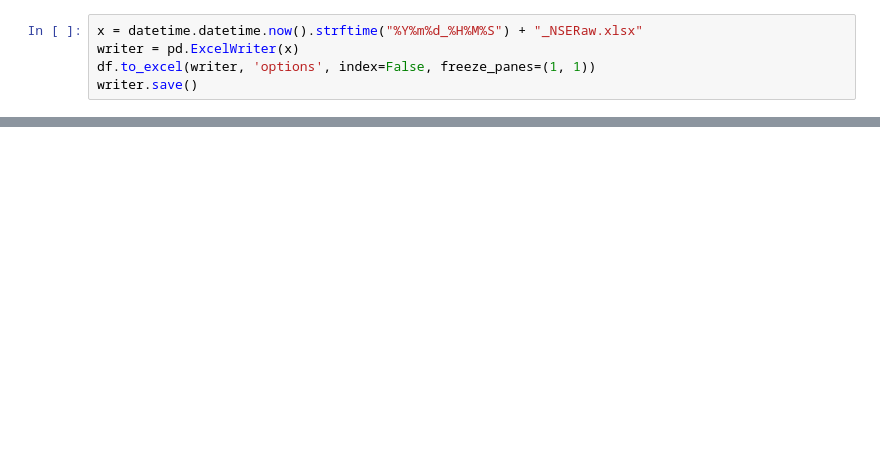
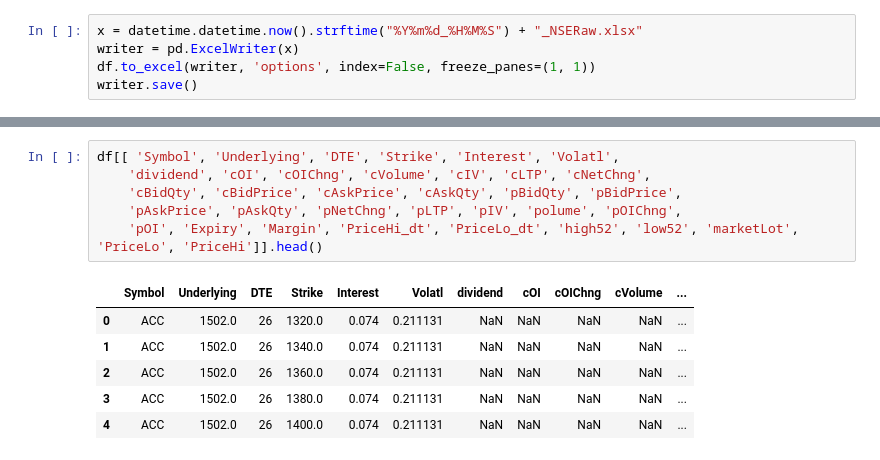
Before and after one commit to reservoirinvest/z_old_ibkr, a Jupyter notebook: nse_v2.ipynb, the cells around one changed output, grey strips where cells are left out. Cells and saved outputs as stored; diff of their text form; blank space fills up the shorter version.

```diff
--- a/nse_v2.ipynb
+++ b/nse_v2.ipynb
@@ -349,0 +319,13 @@ float
+# %%
+df[[ 'Symbol', 'Underlying', 'DTE', 'Strike', 'Interest', 'Volatl',
+    'dividend', 'cOI', 'cOIChng', 'cVolume', 'cIV', 'cLTP', 'cNetChng',
+    'cBidQty', 'cBidPrice', 'cAskPrice', 'cAskQty', 'pBidQty', 'pBidPrice',
+    'pAskPrice', 'pAskQty', 'pNetChng', 'pLTP', 'pIV', 'polume', 'pOIChng',
+    'pOI', 'Expiry', 'Margin', 'PriceHi_dt', 'PriceLo_dt', 'high52', 'low52', 'marketLot', 'PriceLo', 'PriceHi']].head()
+# %% [output]
+|  | Symbol | Underlying | DTE | Strike | Interest | Volatl | dividend | cOI | cOIChng | cVolume | ... |
+| 0 | ACC | 1502.0 | 26 | 1320.0 | 0.074 | 0.211131 | NaN | NaN | NaN | NaN | ... |
+| 1 | ACC | 1502.0 | 26 | 1340.0 | 0.074 | 0.211131 | NaN | NaN | NaN | NaN | ... |
+| 2 | ACC | 1502.0 | 26 | 1360.0 | 0.074 | 0.211131 | NaN | NaN | NaN | NaN | ... |
+| 3 | ACC | 1502.0 | 26 | 1380.0 | 0.074 | 0.211131 | NaN | NaN | NaN | NaN | ... |
+| 4 | ACC | 1502.0 | 26 | 1400.0 | 0.074 | 0.211131 | NaN | NaN | NaN | NaN | ... |
```
Also changed, not shown: parts of 11 cells of this notebook.
